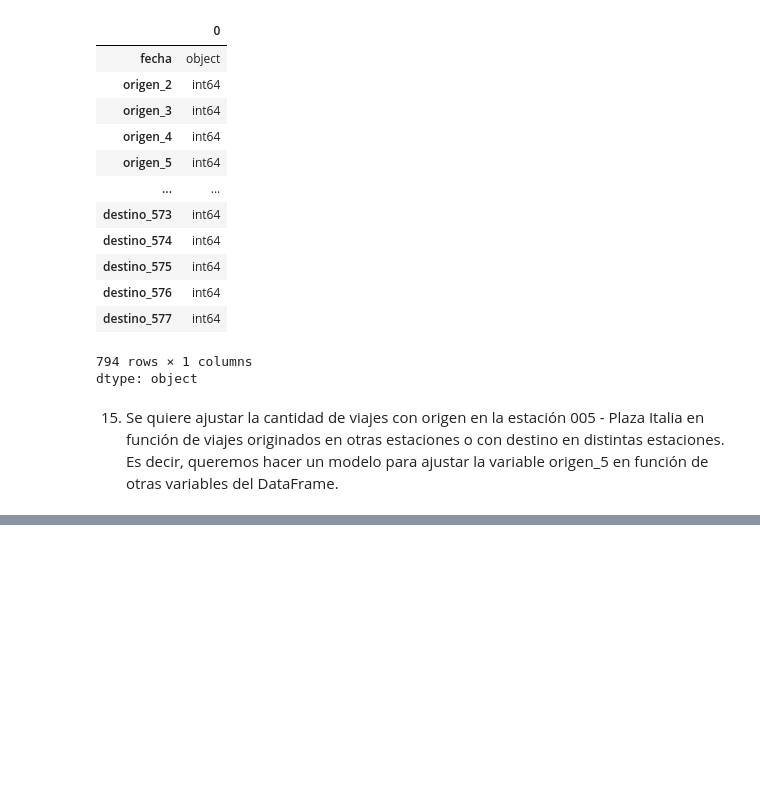
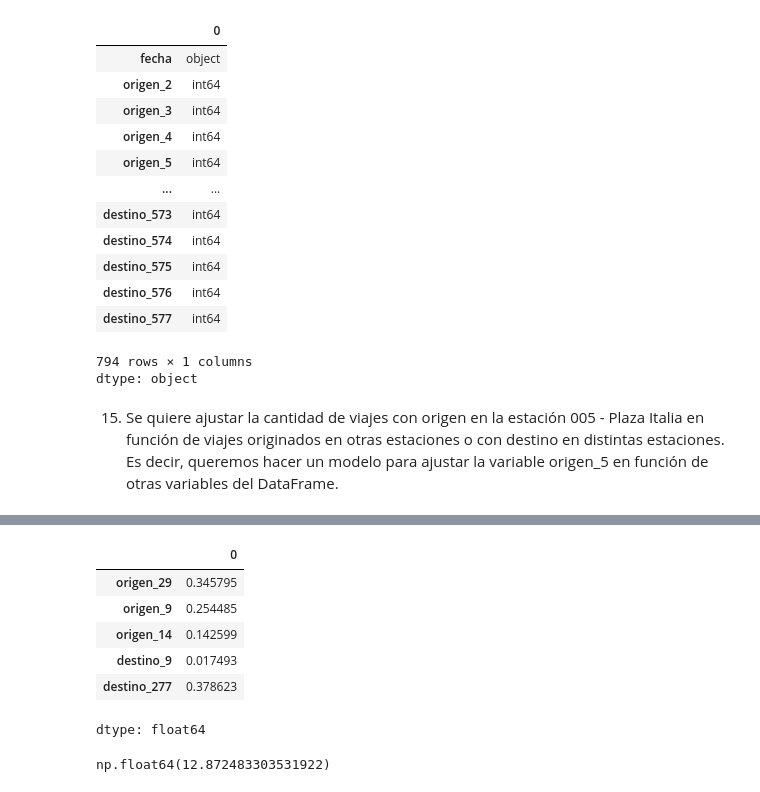
Before and after one commit to davidpalacio1/TP-1-LDD, a Jupyter notebook: TP_bicis.ipynb, the cells around one changed output, grey strips where cells are left out. Drawn from its saved outputs; the diff is of its cells as text; code cells hidden in the pictures; blank space fills up the shorter version.

```diff
--- a/TP_bicis.ipynb
+++ b/TP_bicis.ipynb
@@ -564,0 +683,10 @@ hacer un modelo para ajustar la variable origen_5 en función de otras variables
+# %%
+# Defino variables:
+
+variables_modelo_3 = viajes[[
+    "origen_29",
+    "origen_9",
+    "origen_14",
+    "destino_9",
+    "destino_277"
+]]
@@ -564,0 +700,23 @@ hacer un modelo para ajustar la variable origen_5 en función de otras variables
+# %%
+# Veo coeficientes:
+
+coeficientes_modelo_3 = pd.Series(
+    modelo_3.coef_,
+    index=variables_modelo_3.columns
+)
+
+coeficientes_modelo_3
+# %% [output]
+|  | 0 |
+| origen_29 | 0.345795 |
+| origen_9 | 0.254485 |
+| origen_14 | 0.142599 |
+| destino_9 | 0.017493 |
+| destino_277 | 0.378623 |
+dtype: float64
+# %%
+# Intercepto:
+
+modelo_2.intercept_
+# %% [output]
+np.float64(12.872483303531922)
```
Also changed, not shown: parts of 14 cells of this notebook.
